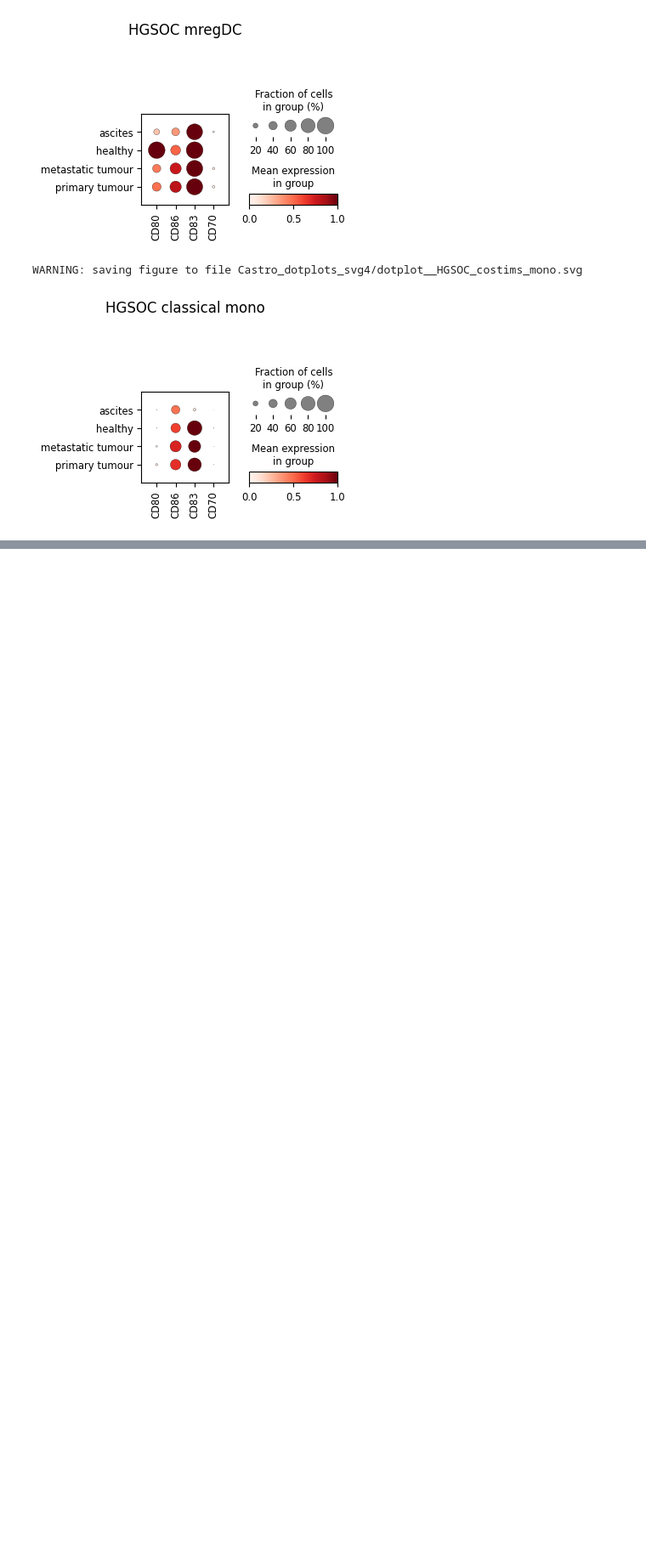
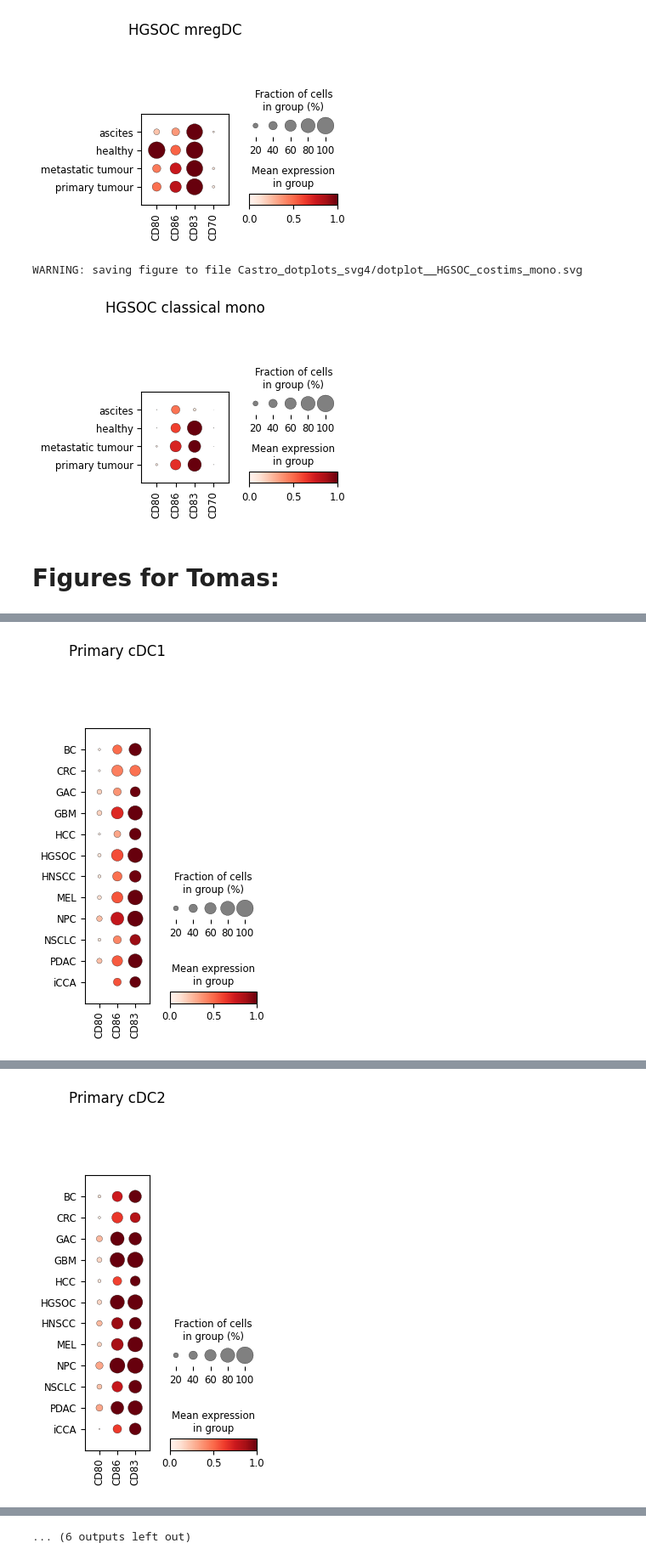
Before and after one commit to tuonglab/Nikita-project, a Jupyter notebook: notebooks/18_Castro_paper_2025/2025-09-05_Castro-Costims.ipynb, the cells around one changed output, grey strips where cells are left out. Shown at 85% size. Saved outputs shown, nothing was run; the diff lists cells and outputs as text; code cells hidden in the pictures; blank space fills up the shorter version.

Commit message:
castro costims

```diff
--- a/notebooks/18_Castro_paper_2025/2025-09-05_Castro-Costims.ipynb
+++ b/notebooks/18_Castro_paper_2025/2025-09-05_Castro-Costims.ipynb
@@ -143,3 +143,40 @@ WARNING: saving figure to file Castro_dotplots_svg4/dotplot__HGSOC_costims_mregD
 [figure]
 WARNING: saving figure to file Castro_dotplots_svg4/dotplot__HGSOC_costims_mono.svg
 [figure]
+# %% [markdown]
+# Figures for Tomas:
+# %%
+dot_vars = ["CD80","CD86","CD83"]
+# %%
+data_P = data[data.obs["sample_type_major2"].isin(["primary tumour"])]
+data_M = data[data.obs["sample_type_major2"].isin(["metastatic tumour"])]
+data_H = data[data.obs["sample_type_major2"].isin(["healthy"])]
+# %%
+data_P_DC1 = data_P[data_P.obs["NR_annotations_simple"].isin(["cDC1"])]
+data_P_DC2 = data_P[data_P.obs["NR_annotations_simple"].isin(["cDC2"])]
+data_P_mono = data_P[data_P.obs["NR_annotations_simple"].isin(["Classical monocytes"])]
+
+data_M_DC1 = data_M[data_M.obs["NR_annotations_simple"].isin(["cDC1"])]
+data_M_DC2 = data_M[data_M.obs["NR_annotations_simple"].isin(["cDC2"])]
+data_M_mono = data_M[data_M.obs["NR_annotations_simple"].isin(["Classical monocytes"])]
+
+data_H_DC1 = data_H[data_H.obs["NR_annotations_simple"].isin(["cDC1"])]
+data_H_DC2 = data_H[data_H.obs["NR_annotations_simple"].isin(["cDC2"])]
+data_H_mono = data_H[data_H.obs["NR_annotations_simple"].isin(["Classical monocytes"])]
+# %%
+# Set directory for saving plots
+sc.settings.figdir = "Castro_dotplots_svg_costims"
+sc.settings.dpi = 600
+# %%
+sc.pl.dotplot(data_P_DC1, dot_vars, groupby="cancer_broadest", title="Primary cDC1", dot_min=0.0, dot_max=1.0, vmin=0, vmax=1, save="_Primary_cDC1_costims2.svg")
+sc.pl.dotplot(data_P_DC2, dot_vars, groupby="cancer_broadest", title="Primary cDC2", dot_min=0.0, dot_max=1.0, vmin=0, vmax=1, save="_Primary_cDC2_costims2.svg")
+sc.pl.dotplot(data_P_mono, dot_vars, groupby="cancer_broadest", title="Primary Classical monocytes", dot_min=0.0, dot_max=1.0, vmin=0, vmax=1, save="_Primary_mono_costims2.svg")
+
+sc.pl.dotplot(data_M_DC1, dot_vars, groupby="cancer_broadest", title="Metastatic cDC1", dot_min=0.0, dot_max=1.0, vmin=0, vmax=1, save="_Mets_cDC1_costims2.svg")
+sc.pl.dotplot(data_M_DC2, dot_vars, groupby="cancer_broadest", title="Metastatic cDC2", dot_min=0.0, dot_max=1.0, vmin=0, vmax=1, save="_Mets_cDC2_costims2.svg")
+sc.pl.dotplot(data_M_mono, dot_vars, groupby="cancer_broadest", title="Metastatic Classical monocytes", dot_min=0.0, dot_max=1.0, vmin=0, vmax=1, save="_Mets_mono_costims2.svg")
+
+sc.pl.dotplot(data_H_DC1, dot_vars, groupby="site", title="Healthy cDC1", dot_min=0.0, dot_max=1.0, vmin=0, vmax=1, save="_Healthy_cDC1_costims2.svg")
+sc.pl.dotplot(data_H_DC2, dot_vars, groupby="site", title="Healthy cDC2", dot_min=0.0, dot_max=1.0, vmin=0, vmax=1, save="_Healthy_cDC2_costims2.svg")
+sc.pl.dotplot(data_H_mono, dot_vars, groupby="site", title="Healthy Classical monocytes", dot_min=0.0, dot_max=1.0, vmin=0, vmax=1, save="_Healthy_mono_costims2.svg")
+# %% [output]
@@ -145,0 +184 @@ WARNING: saving figure to file Castro_dotplots_svg4/dotplot__HGSOC_costims_mono.
+[figure, added]
@@ -145,0 +186 @@ WARNING: saving figure to file Castro_dotplots_svg4/dotplot__HGSOC_costims_mono.
+[figure, added]
@@ -145,0 +195 @@ WARNING: saving figure to file Castro_dotplots_svg4/dotplot__HGSOC_costims_mono.
+... (6 outputs left out)
```
Also changed, not shown: parts of 1 cell of this notebook.
